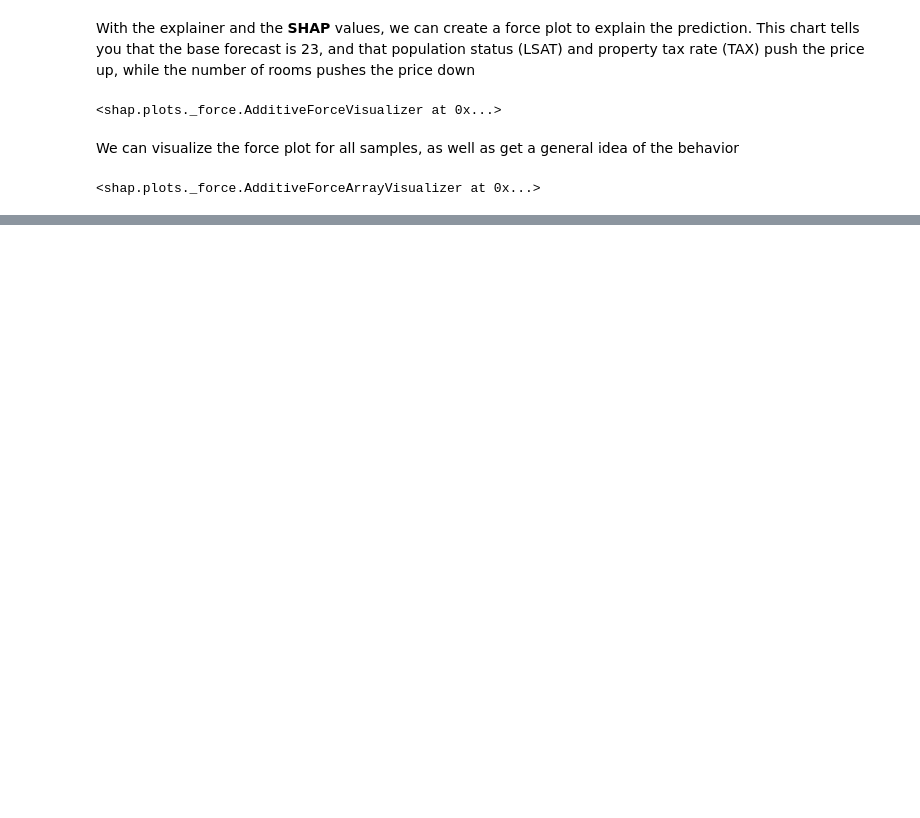
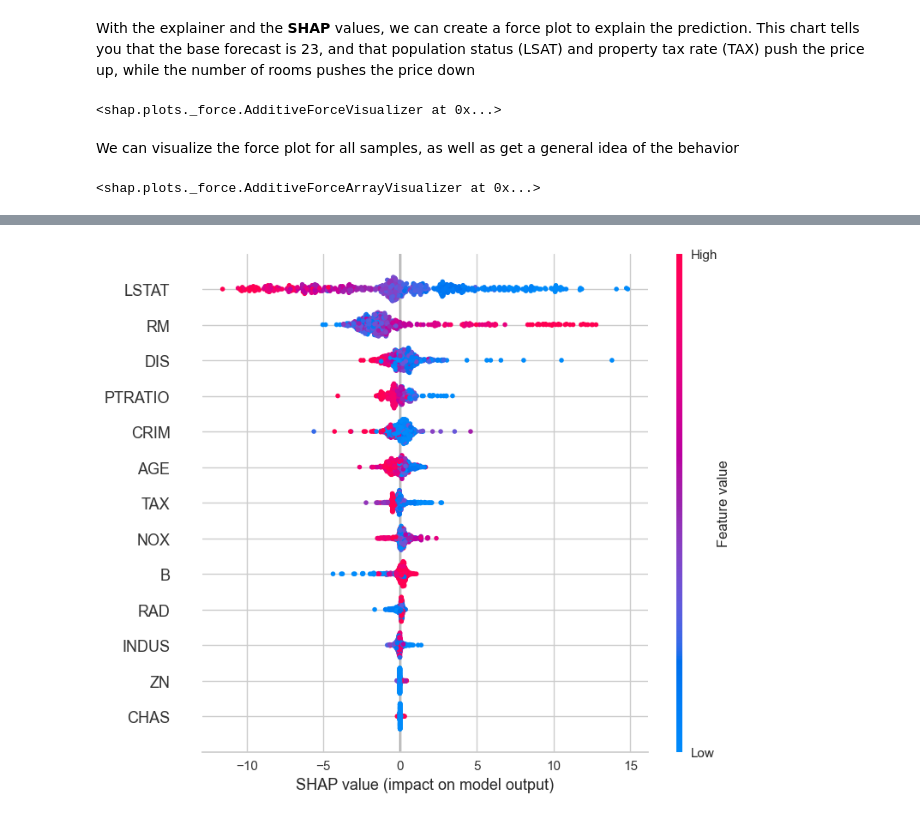
Before and after one commit to DellaCortef/machine-learning-pocket-reference, a Jupyter notebook: explaining-regression-models.ipynb, the cells around one changed output, grey strips where cells are left out. Drawn from its saved outputs; the diff is of its cells as text; code cells hidden in the pictures; blank space fills up the shorter version.

Commit message:
all attributes dependence_plot

```diff
--- a/explaining-regression-models.ipynb
+++ b/explaining-regression-models.ipynb
@@ -392,0 +399,8 @@ fig.savefig("images/explaining_regression_models_dis_dependence_plot_shap", bbox
+# %%
+fig, ax = plt.subplots(figsize=(6, 4))
+
+shap.summary_plot(vals, bos_X)
+
+fig.savefig("images/explaining_regression_models_dependence_plot_shap", bbox_inches="tight")
+# %% [output]
+[figure, added]
```
Also changed, not shown: parts of 9 cells of this notebook, 1 other file.
